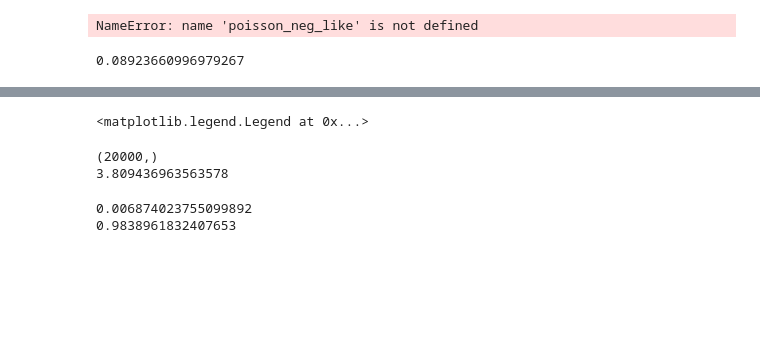
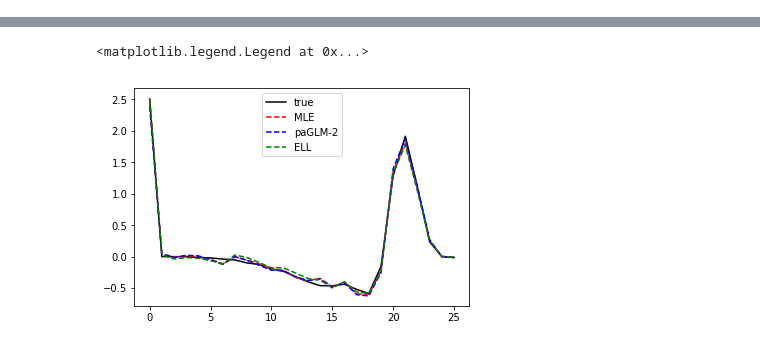
Before and after one commit to davidzoltowski/paglm, a Jupyter notebook: examples/Poisson GLM.ipynb, the cells around one changed output, grey strips where cells are left out. Cells and saved outputs as stored; diff of their text form; code cells hidden in the pictures; blank space fills up the shorter version.

```diff
--- a/examples/Poisson GLM.ipynb
+++ b/examples/Poisson GLM.ipynb
@@ -109,15 +88,19 @@ plt.plot(w_pass2,'r--')
+# %%
+## fit with paGLM
+
+# interval
+intervals = [np.array([0.5,4.5])]
+
+# build sufficient statistics
+suff, X_sub, y_sub = process_data(X,y,subset_frac=0.1)
+
+# fit model
+w_paglm, interval = fit_paglm(np.exp,suff,dtSp,intervals,Cinv=Cinv,X_sub=X_sub,y_sub=y_sub)
 # %%
 # fit with MAP
 from scipy.optimize import minimize
-res = minimize(lambda w: poisson_neg_like(w,y,X,Cinv,dtSp), np.zeros([D,]),method='L-BFGS-B', tol=1e-4,jac=True,options={'disp': True})
+res = minimize(lambda w: -poisson_log_like(w,y,X,dtSp,np.exp,Cinv), np.zeros([D,]),method='L-BFGS-B', tol=1e-4,options={'disp': True})
 w_map = res.x
-# %% [output]
-NameError: name 'poisson_neg_like' is not defined
-# %%
-sample_cov = np.cov(X[:,1:].T)
-print(sample_cov[0,0])
-# %% [output]
-0.08923660996979267
 # %%
 # fit will ELL
 Cov = (0.3**2)*np.eye(D-1)
@@ -132,7 +113,7 @@ w_ell[0] = np.log(np.sum(y)/np.size(y)/dtSp * np.exp( - w_ell[1:].T@Cov@w_ell[1:
 plt.figure()
 plt.plot(w,'k')
 plt.plot(w_map,'r--')
-plt.plot(w_pass,'b--')
+plt.plot(w_paglm,'b--')
 plt.plot(w_ell,'g--')
 plt.legend(['true','MLE','paGLM-2','ELL'])
 # plt.savefig('comparison_with_ell.png')
@@ -142,15 +121,2 @@ plt.legend(['true','MLE','paGLM-2','ELL'])
 <matplotlib.legend.Legend at 0x...>
+[figure, added]
-# %%
-Xsum = np.sum(X,axis=1)
-print(np.shape(Xsum))
-print(np.log(np.mean(np.divide(y,Xsum)/dtSp)))
-# %% [output]
-(20000,)
-3.809436963563578
-# %%
-Xsum2 = np.sum(X[:,1:],axis=1)
-print(np.mean(Xsum2))
-print(np.std(Xsum2))
-# %% [output]
-0.006874023755099892
-0.9838961832407653
```
Also changed, not shown: parts of 12 cells of this notebook, 2 other files.
